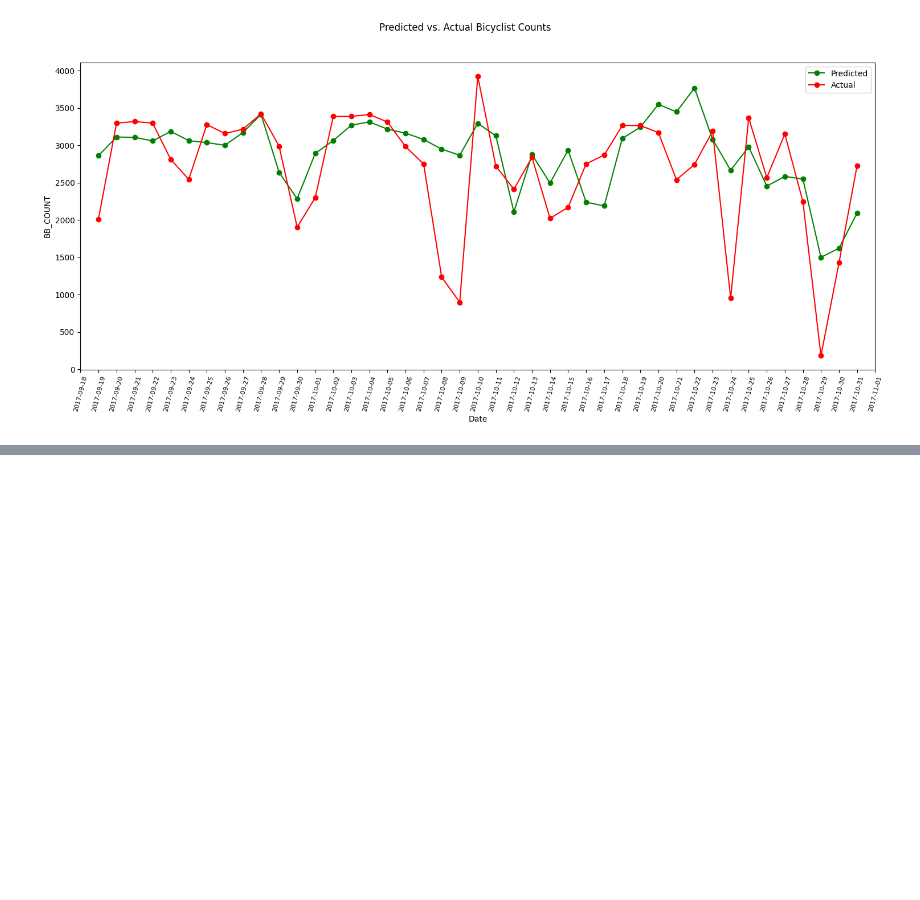
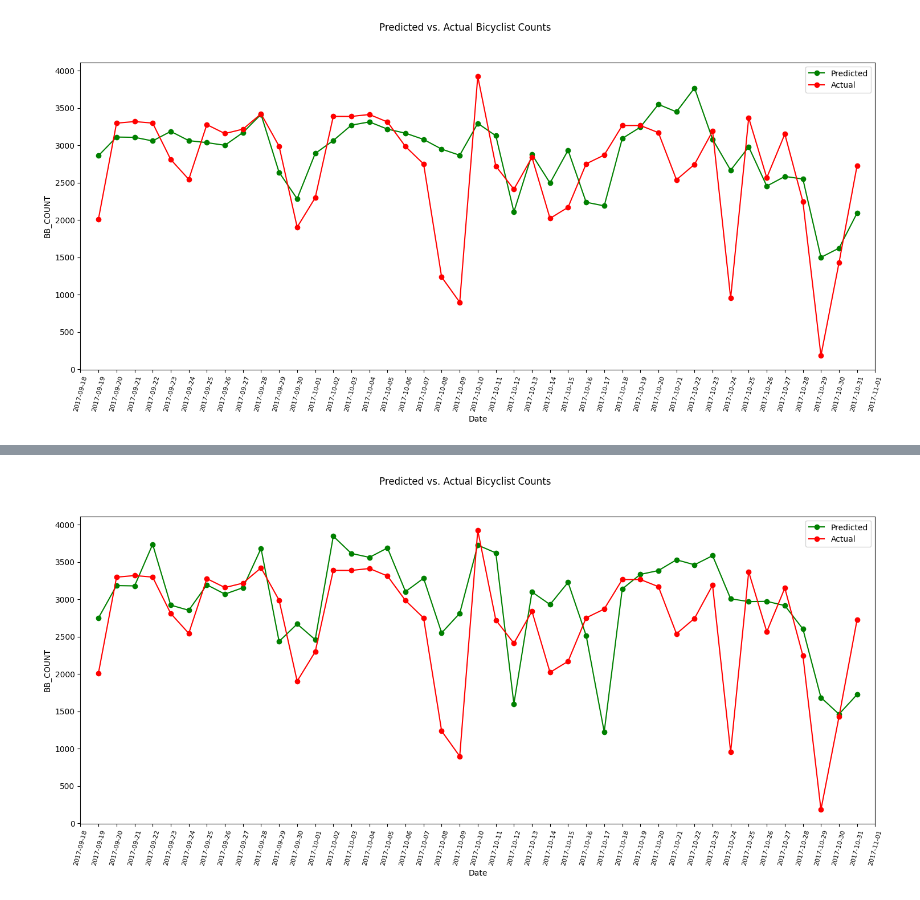
Before and after one commit to williamjowens/library-exploration, a Jupyter notebook: sklearn2pmml_feature_engine.ipynb, the cells around one changed output, grey strips where cells are left out. Drawn from its saved outputs; the diff is of its cells as text; code cells hidden in the pictures; blank space fills up the shorter version.

```diff
--- a/sklearn2pmml.ipynb
+++ b/sklearn2pmml_feature_engine.ipynb
@@ -1701,0 +1865,6 @@ plt.show()
+# %%
+# Concatenate X_train and y_train
+train_data = pd.concat([X_train, y_train], axis=1)
+
+# Fit the pipeline on the concatenated training data
+full_pipeline.fit(train_data, y_train)
@@ -1701,0 +1925,23 @@ plt.show()
+# %%
+import dill as pickle
+
+# Save the pipeline
+with open("FeatEngPipeline.pkl", "wb") as f:
+    pickle.dump(full_pipeline, f)
+
+# Load the pipeline
+with open("FeatEngPipeline.pkl", "rb") as f:
+    loaded_pipeline = pickle.load(f)
+# %%
+# Concatenate test data
+test_data = pd.concat([X_test, y_test], axis=1)
+
+# Make predictions using the best pipeline
+predicted_counts = loaded_pipeline.predict(test_data)
+predicted_counts = pd.DataFrame(predicted_counts, index=test_data.index, columns=['BB_COUNT'])
+
+# Print out the predictions
+print("First few predictions:")
+display(predicted_counts.head())
+print("\nLast few predictions:")
+display(predicted_counts.tail())
@@ -1701,0 +1965,17 @@ plt.show()
+# %%
+# Plot the predicted counts versus the actual counts for the test data
+actual_counts = y_test['BB_COUNT']
+plt.figure(figsize=(18, 7))
+plt.suptitle('Predicted vs. Actual Bicyclist Counts')
+predicted, = plt.plot(X_test.index, predicted_counts, 'go-', label='Predicted')
+actual, = plt.plot(X_test.index, actual_counts, 'ro-', label='Actual')
+plt.xlim([X_test.index.min() - pd.Timedelta(days=1), X_test.index.max() + pd.Timedelta(days=1)])
+plt.xticks(rotation=75, fontsize=8)
+plt.gca().xaxis.set_major_locator(mdates.DayLocator(interval=1))  # Show every date
+plt.gca().xaxis.set_major_formatter(mdates.DateFormatter('%Y-%m-%d'))
+plt.legend(handles=[predicted, actual])
+plt.xlabel('Date')
+plt.ylabel('BB_COUNT')
+plt.show()
+# %% [output]
+[figure, added]
```
Also changed, not shown: parts of 25 cells of this notebook.
